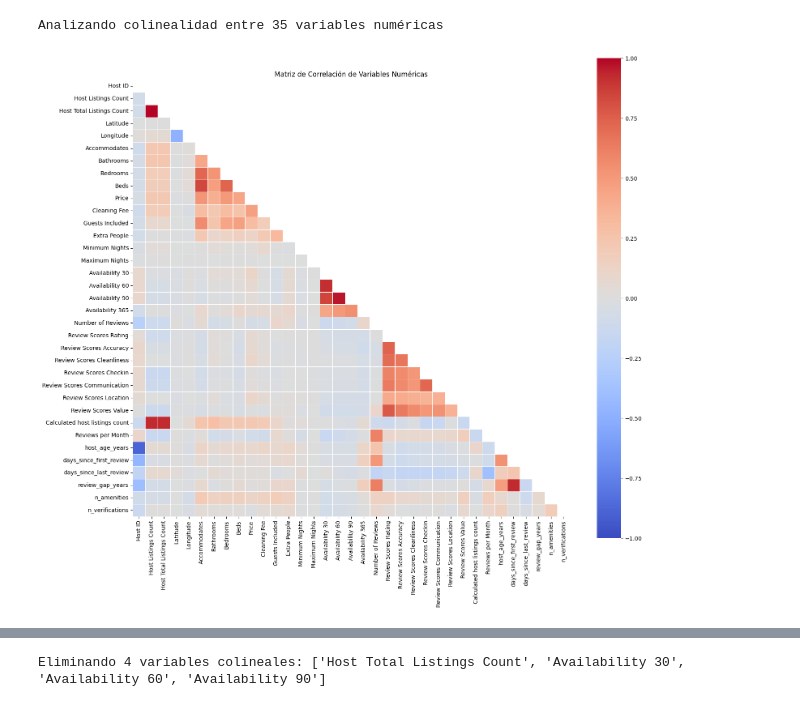
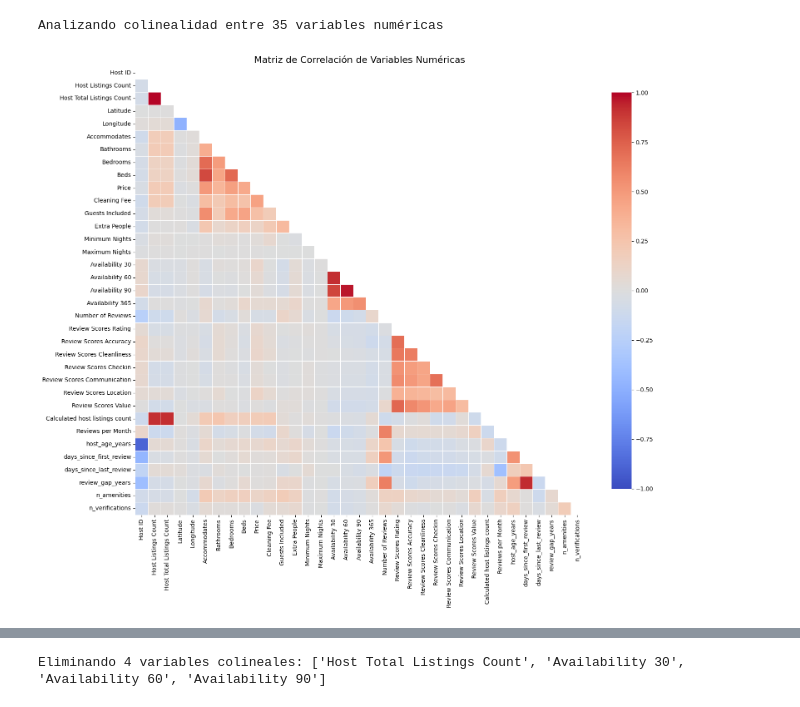
Before and after one commit to gonzalezulises/airbnb-pricing-ml, a Jupyter notebook: notebooks/01. Exploracion de datos y preparacion.ipynb, the cells around one changed output, grey strips where cells are left out. Saved outputs shown, nothing was run; the diff lists cells and outputs as text; code cells hidden in the pictures.

```diff
--- a/notebooks/01. Exploracion de datos y preparacion.ipynb
+++ b/notebooks/01. Exploracion de datos y preparacion.ipynb
@@ -711,0 +766,15 @@ plt.show()
+# %%
+# Aplicación de IsolationForest (1% cont.)
+out_if = detect_iforest(df_clean, numeric_cols, contamination=0.01)
+
+# Filtrar dataset
+df_filtered = df_clean.loc[~out_if].reset_index(drop=True)
+
+# Mostrar tamaños
+print(f"Filas originales: {df_clean.shape[0]}")
+print(f"Filas tras IForest: {df_filtered.shape[0]}")
+
+# Inspeccionar el dataframe resultante
+display(df_filtered.head())       # Primeras 5 filas
+display(df_filtered.info())       # Estructura y tipos
+display(df_filtered.describe())   # Estadísticas resumen
@@ -713,24 +820,38 @@ plt.show()
 ANÁLISIS DE COLINEALIDAD
 # %%
 # Selecciono variables numéricas para análisis
-numeric_cols = df_clean.select_dtypes(include=['float64', 'int64']).columns.tolist()
+numeric_cols = df_filtered.select_dtypes(include=['float64', 'int64']).columns.tolist()
 print(f"Analizando colinealidad entre {len(numeric_cols)} variables numéricas")
 
 # Calculo matriz de correlación
-corr_matrix = df_clean[numeric_cols].corr()
+corr_matrix = df_filtered[numeric_cols].corr(numeric_only=True)
 # %% [output]
 Analizando colinealidad entre 35 variables numéricas
 # %%
-# Visualizo la matriz de correlación
 plt.figure(figsize=(16, 14))
-mask = np.triu(np.ones_like(corr_matrix, dtype=bool))  # Máscara para mostrar solo el triángulo inferior
-sns.heatmap(corr_matrix, mask=mask, cmap='coolwarm', annot=False, center=0,
-            linewidths=0.5, square=True, vmin=-1, vmax=1)
-plt.title('Matriz de Correlación de Variables Numéricas')
+
+# Máscara para ocultar el triángulo superior
+mask = np.triu(np.ones_like(corr_matrix, dtype=bool))
+
+# Heatmap con estilo mejorado
+sns.heatmap(
+    corr_matrix,
+    mask=mask,
+    cmap='coolwarm',
+    annot=False,       # Puedes poner True si deseas ver los valores
+    center=0,
+    linewidths=0.5,
+    square=True,
+    vmin=-1,
+    vmax=1,
+    cbar_kws={"shrink": 0.8}  # Opcional: hace más pequeña la barra de color
+)
+
+plt.title('Matriz de Correlación de Variables Numéricas', fontsize=16)
 plt.tight_layout()
 plt.show()
 # %% [output]
-[figure, old version]
+[figure, new version]
 # %%
 # Visualizo correlaciones altas (solo para análisis)
 high_corr = []
```
Also changed, not shown: parts of 45 cells of this notebook, 3 other files.
